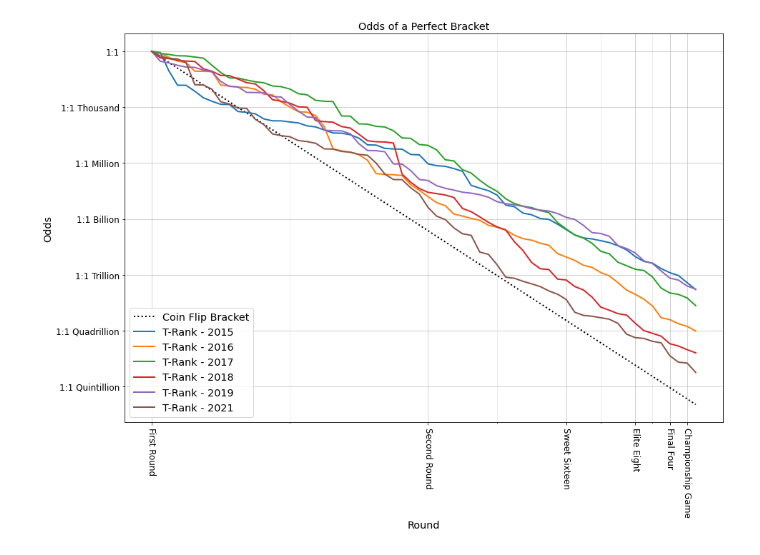
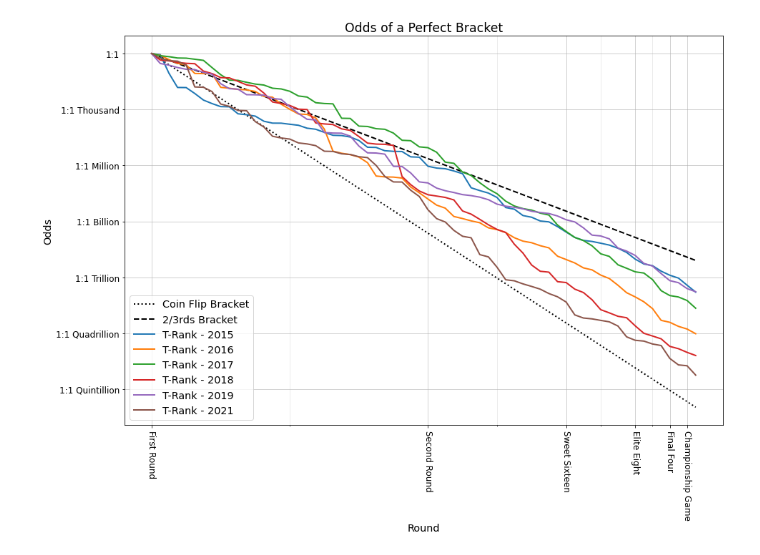
Before and after one commit to kevin-m-porter/thePerfectBracket, a Jupyter notebook: PerfectBracket.ipynb, the cells around one changed output. Saved outputs shown, nothing was run; the diff lists cells and outputs as text; code cells hidden in the pictures.

```diff
--- a/PerfectBracket.ipynb
+++ b/PerfectBracket.ipynb
@@ -19,11 +23,22 @@ https://barttorvik.com/timemachine/team_results/20210317_team_results.json.gz
 The actual games played were pulled using the game finder on https://barttorvik.com/ filtering for tournament games.
 # %%
-# Trank
+# Import stuff
+import pandas as pd
+import numpy as np
+import matplotlib.pyplot as plt
+import os
+from sportsipy.ncaab.schedule import Schedule
+from datetime import datetime
+from dateutil import parser
+from tqdm import tqdm
+import math
+
+
+# Trank data on the day before the first four game
+# Data only extends through 2015 due to tipoff time data limitations
 TrankList = ['20150316_team_results.json','20160314_team_results.json',\
              '20170313_team_results.json','20180312_team_results.json','20190318_team_results.json',\
              '20210317_team_results.json']
-
 tourneyGames = ['NCAA2015.csv','NCAA2016.csv',\
                'NCAA2017.csv','NCAA2018.csv','NCAA2019.csv','NCAA2021.csv']
-
-Year = [2015,2016,2017,2018,2019,2021]
+Years = [2015,2016,2017,2018,2019,2021]
@@ -106 +106,10 @@ for year in Year:
+# %%
+# Check if we have sorted the games by datetime, if not do it
+gameListSorted = []
+for year in Years:
+    if os.path.isfile(os.path.join('DATA',f'GamesSorted_{year}.csv')):
+        gameListSorted.append(f'GamesSorted_{year}.csv')
+    else:
+        WriteSortedGames(tourneyGames,Years)
+        gameListSorted.append(f'GamesSorted_{year}.csv')
 # %%
@@ -147,41 +212,38 @@ coinFlipOdds = np.cumprod(coinFlip)
 params = {'legend.fontsize': 'x-large',
           'figure.figsize': (15,10),
          'axes.labelsize': 'x-large',
-         'axes.titlesize':'x-large',
+         'axes.titlesize':'xx-large',
          'xtick.labelsize':'large',
          'ytick.labelsize':'large'}
 plt.rcParams.update(params)
-
 
 fig = plt.figure()
 
 ax = fig.add_subplot(1, 1, 1)
 
 line, = ax.plot(coinFlipOdds, color='black', lw=2,linestyle='dotted',label='Coin Flip Bracket')
+line, = ax.plot(twothirdsFlipOdds, color='black', lw=2,linestyle='dashed',label='2/3rds Bracket')
+for ind,year in enumerate(Years):
+    ax.plot(totalOdds[ind,:],  lw=2,label=f'T-Rank - {year}')
 
-for ind,year in enumerate(Year):
-    ax.plot(totalOdds[ind,:],  lw=2,label=f'T-Rank - {year}')
 
 ax.set_yscale('log', base=10)
 plt.legend(loc='lower left')
 plt.xlabel('Round')
 plt.ylabel('Odds')
 plt.title('Odds of a Perfect Bracket')
 
-
+# Set all the stuff
 ax.set_yticks([10**0,10**-3,10**-6,10**-9,10**-12,10**-15,10**-18])
 ax.set_yticklabels(['1:1','1:1 Thousand','1:1 Million','1:1 Billion','1:1 Trillion','1:1 Quadrillion','1:1 Quintillion'])
-
-
 ax.set_xticklabels(ax.get_xticks(), rotation = -90)
 ax.set_xticks([0,32,48,56,60,62])
 ax.set_xticks([16,40,52,58], minor = True)
 ax.set_xticklabels(['First Round','Second Round','Sweet Sixteen','Elite Eight','Final Four','Championship Game'])
-
 ax.grid(which = 'minor', alpha = 0.3)
 ax.grid(which = 'major', alpha = 0.7)
 
 
 plt.show()
 # %% [output]
-[figure, old version]
+[figure, new version]
```
Also changed, not shown: parts of 7 cells of this notebook.
